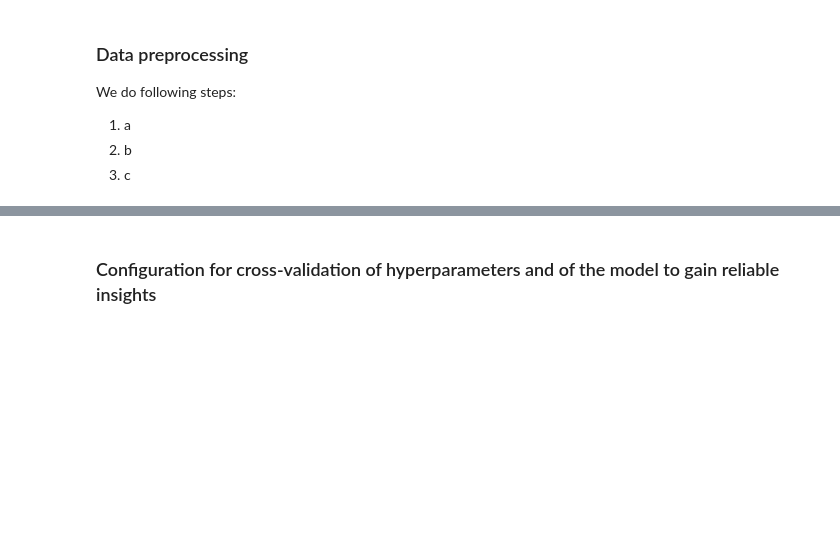
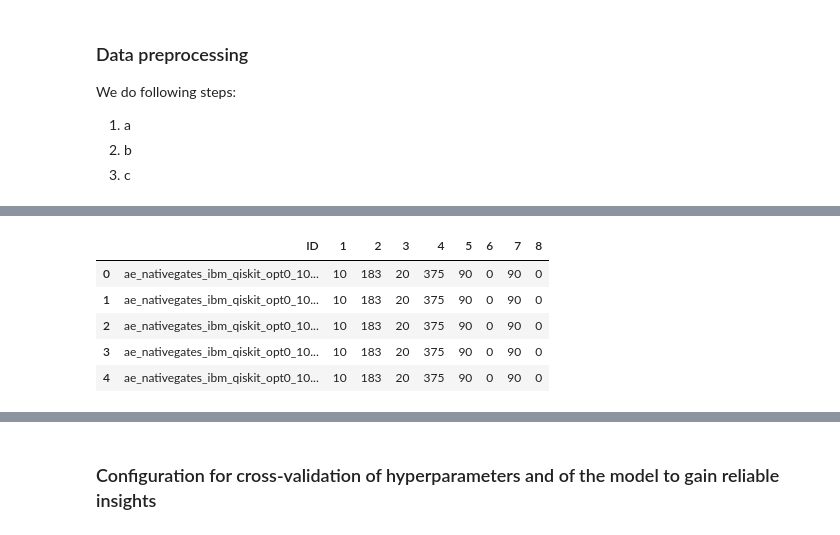
Before and after one commit to KIT-TVA/qiskit-hackathon-2025, a Jupyter notebook: Notebook/main.ipynb, the cells around one changed output, grey strips where cells are left out. Cells and saved outputs as stored; diff of their text form; code cells hidden in the pictures; blank space fills up the shorter version.

```diff
--- a/Notebook/main.ipynb
+++ b/Notebook/main.ipynb
@@ -55 +82,10 @@ df_features_with_id = dataset.drop(['configuration'], axis=1).copy()
+# %%
+df_features_with_id.head()
+# %% [output]
+|  | ID | 1 | 2 | 3 | 4 | 5 | 6 | 7 | 8 |
+| 0 | ae_nativegates_ibm_qiskit_opt0_10... | 10 | 183 | 20 | 375 | 90 | 0 | 90 | 0 |
+| 1 | ae_nativegates_ibm_qiskit_opt0_10... | 10 | 183 | 20 | 375 | 90 | 0 | 90 | 0 |
+| 2 | ae_nativegates_ibm_qiskit_opt0_10... | 10 | 183 | 20 | 375 | 90 | 0 | 90 | 0 |
+| 3 | ae_nativegates_ibm_qiskit_opt0_10... | 10 | 183 | 20 | 375 | 90 | 0 | 90 | 0 |
+| 4 | ae_nativegates_ibm_qiskit_opt0_10... | 10 | 183 | 20 | 375 | 90 | 0 | 90 | 0 |
 # %%
```
Also changed, not shown: parts of 16 cells of this notebook.
